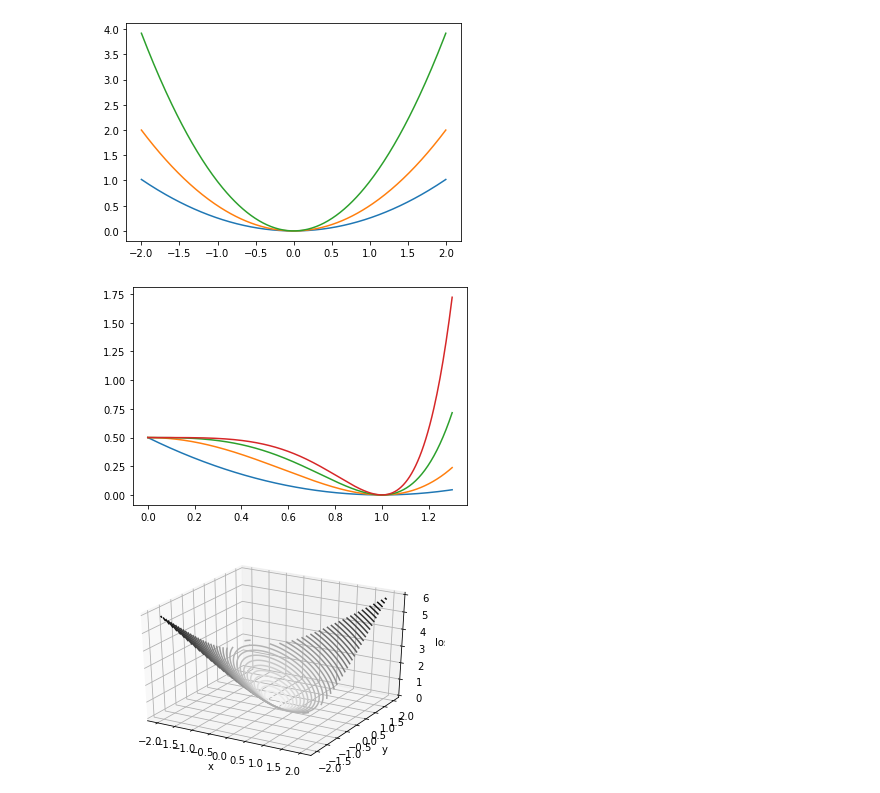
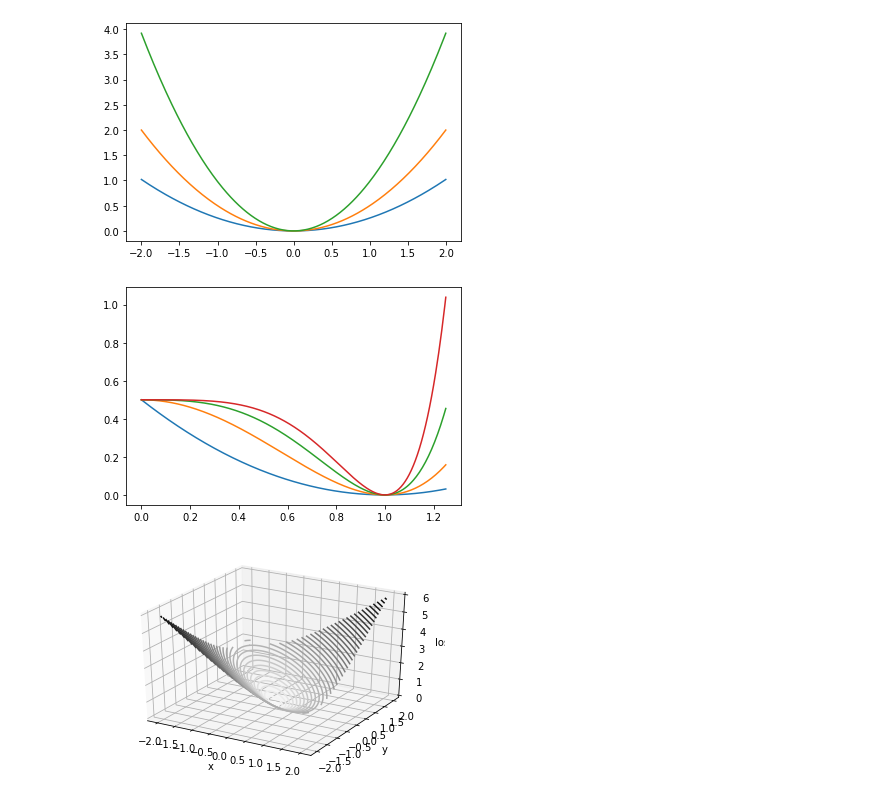
Before and after one commit to bhoov/ngd-vis, a Jupyter notebook: notebook/example_loss_fnc.ipynb, the cells around one changed output. Saved outputs shown, nothing was run; the diff lists cells and outputs as text; code cells hidden in the pictures.

```diff
--- a/notebook/example_loss_fnc.ipynb
+++ b/notebook/example_loss_fnc.ipynb
@@ -82,13 +82,13 @@ plt.show()
 # %% [output]
 [figure]
 # %%
-x = np.linspace(0, 1.3, 301)
+x = np.linspace(0, 1.25, 301)
 for d in range(1,5):
     y, _, _ = deepnet_1d(x, d)
     plt.plot(x, y)
 
 plt.show()
 # %% [output]
-[figure, old version]
+[figure, new version]
 # %%
 nx = 101;  x0 = np.linspace(-2, 2, nx)
```
Also changed, not shown: parts of 7 cells of this notebook.
